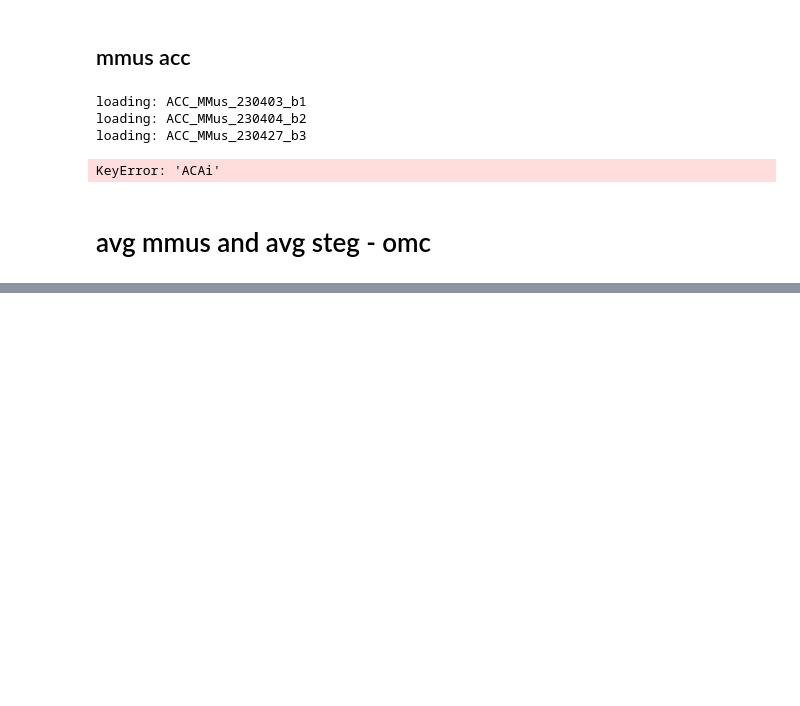
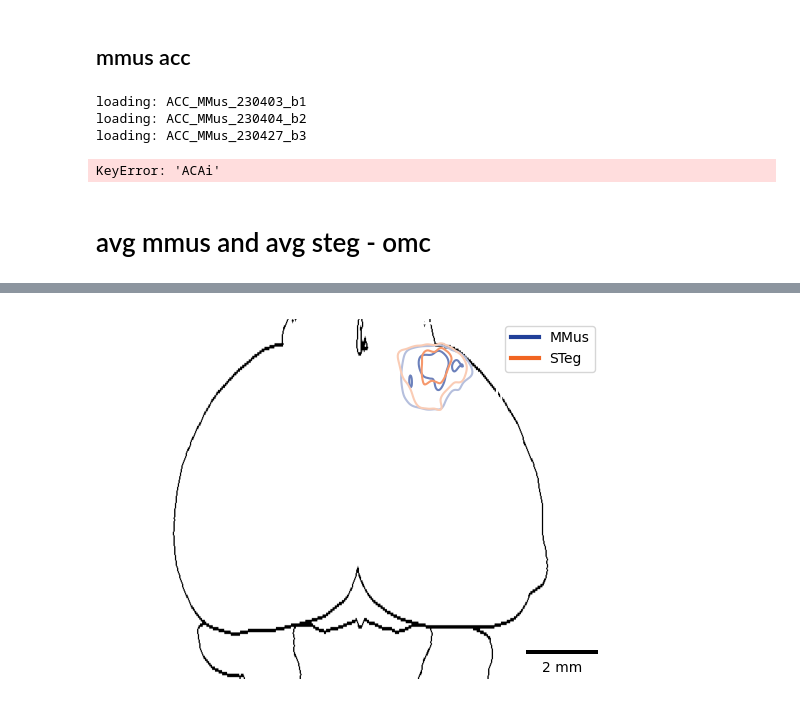
Before and after one commit to eisko/STP_analysis, a Jupyter notebook: Injection_vis2.ipynb, the cells around one changed output, grey strips where cells are left out. Cells and saved outputs as stored; diff of their text form; code cells hidden in the pictures; blank space fills up the shorter version.

```diff
--- a/Injection_vis2.ipynb
+++ b/Injection_vis2.ipynb
@@ -334,0 +351,15 @@ KeyError: 'ACAi'
+# %%
+# load masks for st_220429
+# import masks from allen_STeg_220429_straight_asr
+masks_folder = in_path+"masks/steg_220429_hs_asr/"
+
+# area list from make_masks.py
+areas = ["grey", "CTX", "OMCi", "OMCc", "ACAi", "ACAc", "aud","TH", "STR", "CP", "AMY", "P", "PG", "MB", "PAG", "SCm",
+         "SNr", "HY", "CNU", "TEa", "ECT", "VISC", "AI", "GU", "BS", "HIP"]
+
+# make dictionary where keys = areas, values=list of masks corresponding to metadata order
+masks = {}
+for area in areas:
+    print("working on", area)
+    with open(masks_folder+"steg_220429_hs_asr_"+area+".npy", "rb") as f:
+        masks[area] = np.load(f)
@@ -334,0 +384,6 @@ KeyError: 'ACAi'
+# %%
+# create injection by using thesholding method
+images = [mmus_avg,steg_avg]
+im_thr = [threshold_otsu(im) for im in images]
+masks['inj_thr'] = [images[i] > im_thr[i] for i in range(len(images))]
+masks['inj'] = [masks['inj_thr'][i] & masks['OMCi'] for i in range(len(images))] # bitwise operator
@@ -334,0 +398,20 @@ KeyError: 'ACAi'
+# %%
+color_list = [blue_cmp, orange_cmp]
+
+
+plot_contour(images, mask_dict=masks, roi="inj", masks_to_plot=["grey", "BS", "STR", "CP", "CTX"],
+             view="top", ncontours=2, alpha=1, cmaps=color_list)
+ax = plt.gca()
+ax.invert_xaxis() # need to flip image so injection site on right side as injected
+lines = [Line2D([0], [0], color=color_list[i].colors[-1], linestyle="-", linewidth=3) for i in range(len(images))]
+labels = ["MMus", "STeg"]
+plt.legend(lines,labels)
+
+# add scale bar
+scalebar = ScaleBar(0.02, "mm", length_fraction=0.25, location="lower right")
+ax.add_artist(scalebar)
+
+plt.savefig(out_path+"steg_mmus_avg_inj_contour.jpeg", dpi=300, bbox_inches="tight")
+plt.show()
+# %% [output]
+[figure, added]
```
Also changed, not shown: parts of 9 cells of this notebook.
